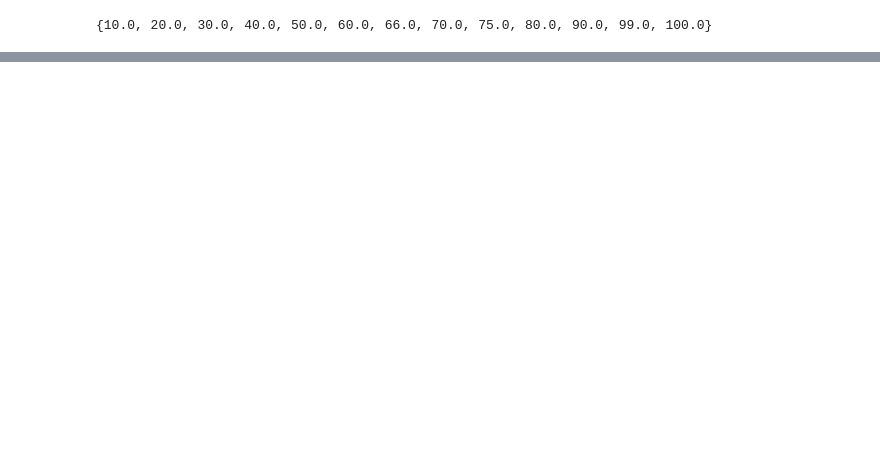
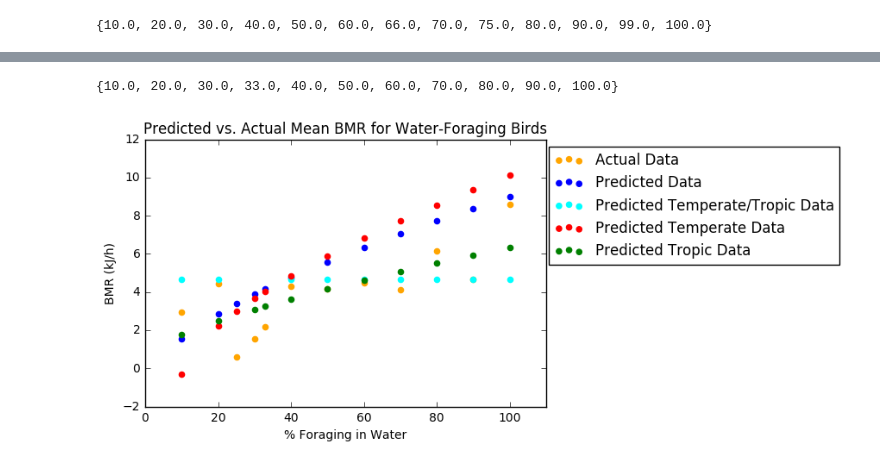
Before and after one commit to tammymach/FinalProject, a Jupyter notebook: Final Project Code_Cook.ipynb, the cells around one changed output, grey strips where cells are left out. Cells and saved outputs as stored; diff of their text form; code cells hidden in the pictures; blank space fills up the shorter version.

```diff
--- a/Final Project Code_Cook.ipynb
+++ b/Final Project Code_Cook.ipynb
@@ -727,0 +853,46 @@ plt.savefig("ForestComparison.jpg")
+# %%
+TWBirdsSet = [10.0, 20.0, 25.0, 30.0, 33.0, 40.0, 50.0, 60.0, 70.0, 80.0, 90.0, 100.0]
+# %%
+#Predicting mass and BMR for the temperate birds
+PredictBirdMassT = []
+for t in range(len(TWBirdsSet)):
+    PredictBirdMassT.append(7.58*TWBirdsSet[t]-86.24)
+
+PredictBMRT = []
+for y in range(len(PredictBirdMassT)):
+    PredictBMRT.append(0.145*PredictBirdMassT[y]**(652/1000))
+# %%
+TrWBirdsAmt = []
+for a in range(len(TrWBirds)):
+    TrWBirdsAmt.append(WaterBirdAmt[TrWBirds[a]])
+
+set(TrWBirdsAmt)
+# %% [output]
+{10.0, 20.0, 30.0, 33.0, 40.0, 50.0, 60.0, 70.0, 80.0, 90.0, 100.0}
+# %%
+TrWBirdsSet = [10.0, 20.0, 30.0, 33.0, 40.0, 50.0, 60.0, 70.0, 80.0, 90.0, 100.0]
+# %%
+#Predicting mass and BMR for the tropic birds
+PredictBirdMassTr = []
+for t in range(len(TrWBirdsSet)):
+    PredictBirdMassTr.append(3.10*TrWBirdsSet[t]+16.34)
+
+PredictBMRTr = []
+for y in range(len(PredictBirdMassTr)):
+    PredictBMRTr.append(0.145*PredictBirdMassTr[y]**(652/1000))
+# %%
+#Plotting the actual mean BMR, the overall predicted BMR, and the predicted BMRs using temperate, tropic, and
+#temperate/tropic as additional variables
+plt.scatter(WaterBirdSet, MeanBMRs, color = 'orange', label = "Actual Data")
+plt.scatter(WaterBirdSet, PredictBMR, color = 'blue', label = "Predicted Data")
+plt.scatter(TTrWBirdsSet, PredictBMRTTr, color = 'cyan', label = "Predicted Temperate/Tropic Data")
+plt.scatter(TWBirdsSet, PredictBMRT, color = 'red', label = "Predicted Temperate Data")
+plt.scatter(TrWBirdsSet, PredictBMRTr, color = 'green', label = "Predicted Tropic Data")
+plt.legend(bbox_to_anchor = (1.75, 1))
+plt.title("Predicted vs. Actual Mean BMR for Water-Foraging Birds")
+plt.xlabel("% Foraging in Water")
+plt.ylabel("BMR (kJ/h)")
+plt.xlim(0, 110)
+plt.savefig("WaterForagersComparisonNP.jpg")
+# %% [output]
+[figure, added]
```
Also changed, not shown: parts of 47 cells of this notebook.
